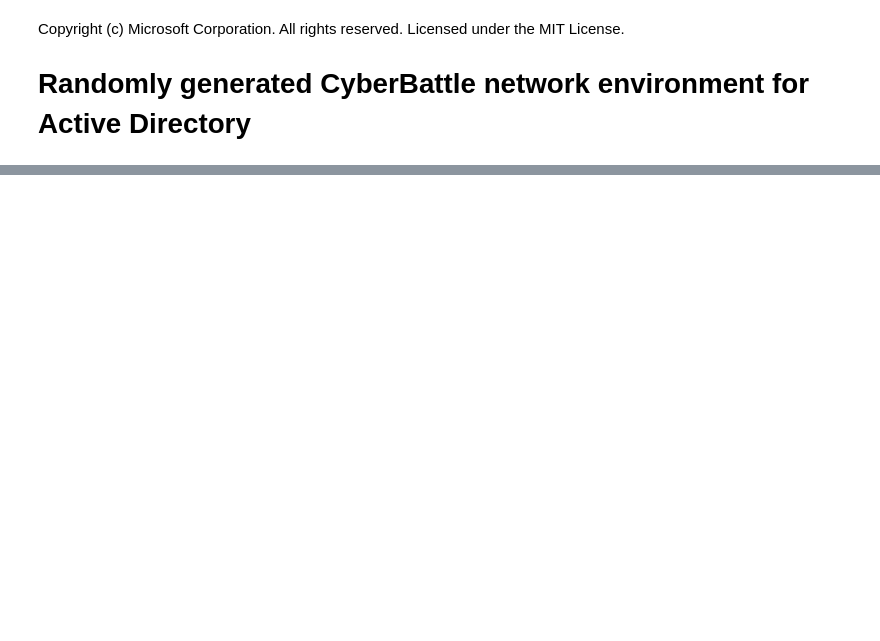
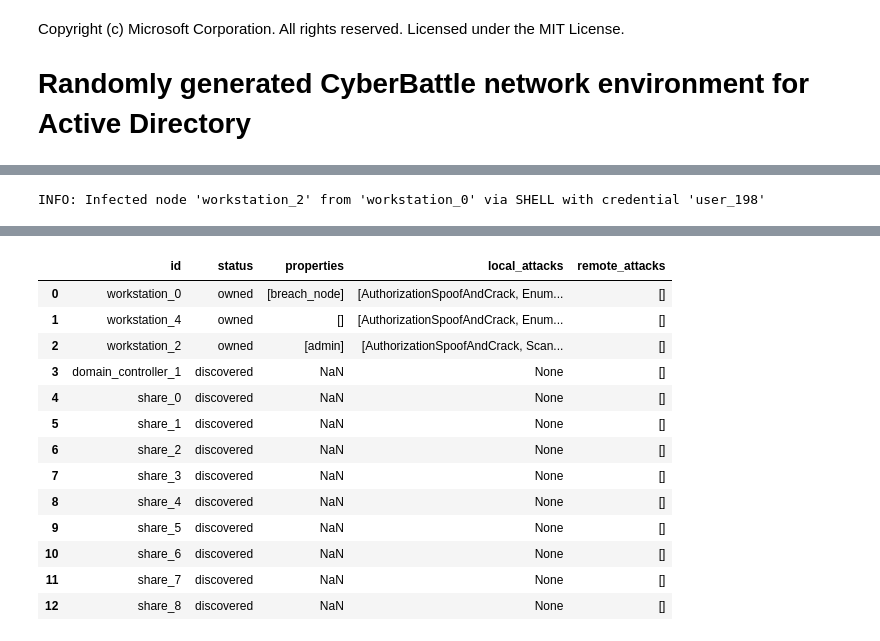
Before and after one commit to microsoft/CyberBattleSim, a Jupyter notebook: notebooks/random_active_directory.ipynb, the cells around one changed output, grey strips where cells are left out. Drawn from its saved outputs; the diff is of its cells as text; code cells hidden in the pictures; blank space fills up the shorter version.

Commit message:
Finish basic solution to AD network

```diff
--- a/notebooks/random_active_directory.ipynb
+++ b/notebooks/random_active_directory.ipynb
@@ -89,0 +104,6 @@ INFO: GOT REWARD:
+# %%
+c2.connect_and_infect("workstation_0", "workstation_2", "SHELL", "user_198")
+dbg.plot_discovered_network()
+c2.print_all_attacks()
+# %% [output]
+INFO: Infected node 'workstation_2' from 'workstation_0' via SHELL with credential 'user_198'
@@ -89,0 +111,14 @@ INFO: GOT REWARD:
+|  | id | status | properties | local_attacks | remote_attacks |
+| 0 | workstation_0 | owned | [breach_node] | [AuthorizationSpoofAndCrack, Enum... | [] |
+| 1 | workstation_4 | owned | [] | [AuthorizationSpoofAndCrack, Enum... | [] |
+| 2 | workstation_2 | owned | [admin] | [AuthorizationSpoofAndCrack, Scan... | [] |
+| 3 | domain_controller_1 | discovered | NaN | None | [] |
+| 4 | share_0 | discovered | NaN | None | [] |
+| 5 | share_1 | discovered | NaN | None | [] |
+| 6 | share_2 | discovered | NaN | None | [] |
+| 7 | share_3 | discovered | NaN | None | [] |
+| 8 | share_4 | discovered | NaN | None | [] |
+| 9 | share_5 | discovered | NaN | None | [] |
+| 10 | share_6 | discovered | NaN | None | [] |
+| 11 | share_7 | discovered | NaN | None | [] |
+| 12 | share_8 | discovered | NaN | None | [] |
```
Also changed, not shown: parts of 9 cells of this notebook, 1 other file.
